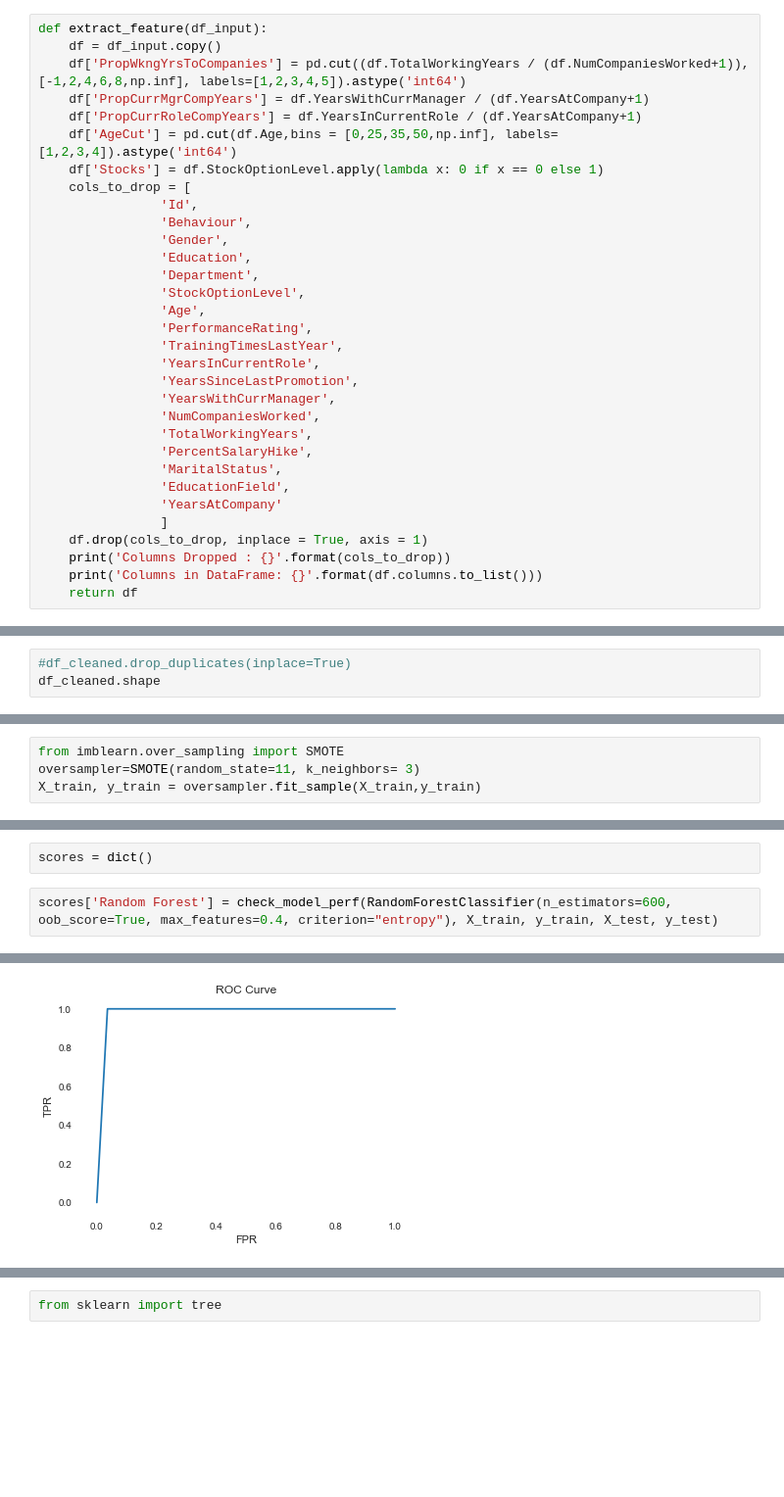
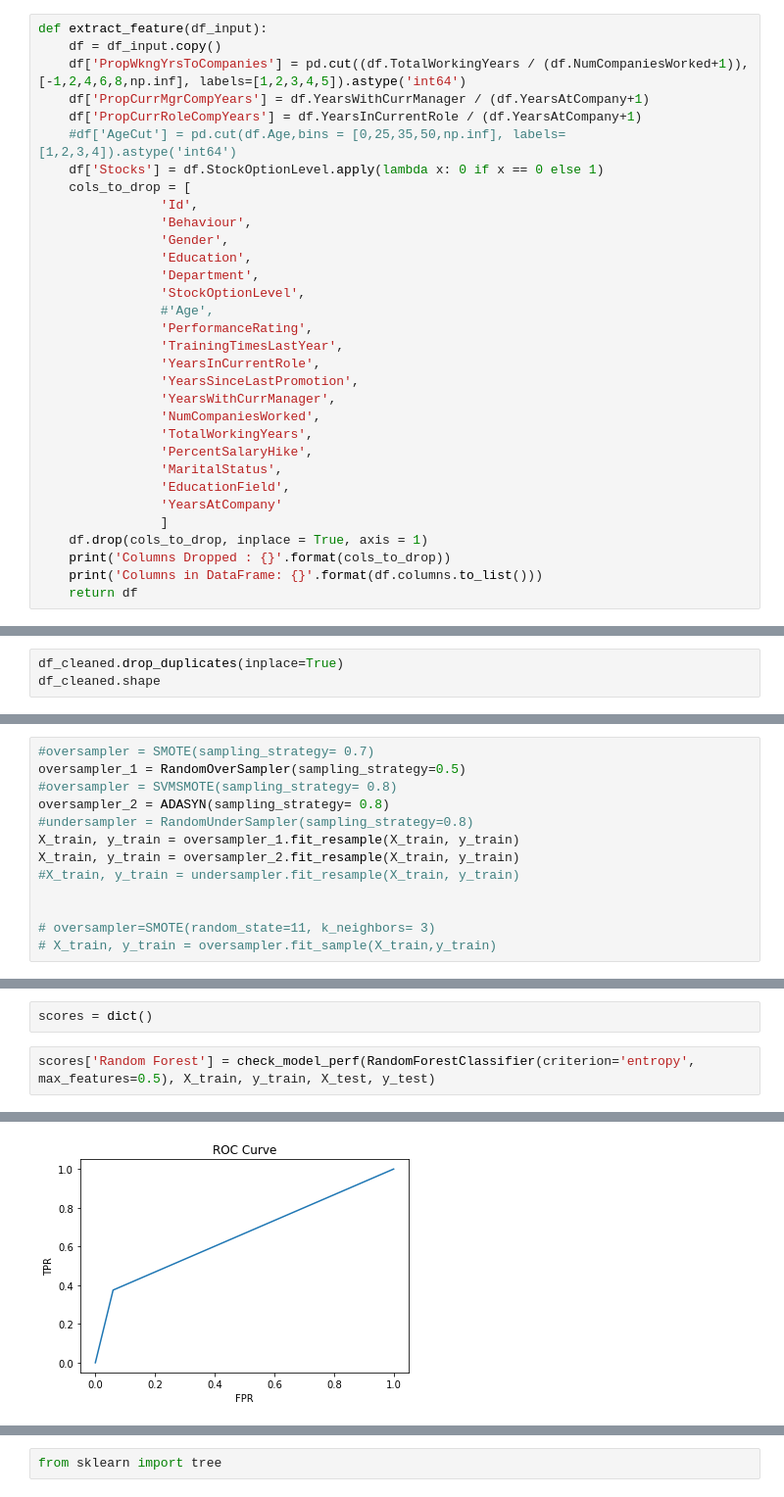
Before and after one commit to falcolf/Employee_Attrition, a Jupyter notebook: Model_Building.ipynb, the cells around one changed output, grey strips where cells are left out. Shown at 98% size. Drawn from its saved outputs; the diff is of its cells as text; blank space fills up the shorter version.

```diff
--- a/Model_Building.ipynb
+++ b/Model_Building.ipynb
@@ -32,7 +32,7 @@ def extract_feature(df_input):
     df['PropWkngYrsToCompanies'] = pd.cut((df.TotalWorkingYears / (df.NumCompaniesWorked+1)),[-1,2,4,6,8,np.inf], labels=[1,2,3,4,5]).astype('int64')
     df['PropCurrMgrCompYears'] = df.YearsWithCurrManager / (df.YearsAtCompany+1)
     df['PropCurrRoleCompYears'] = df.YearsInCurrentRole / (df.YearsAtCompany+1)
-    df['AgeCut'] = pd.cut(df.Age,bins = [0,25,35,50,np.inf], labels= [1,2,3,4]).astype('int64')
+    #df['AgeCut'] = pd.cut(df.Age,bins = [0,25,35,50,np.inf], labels= [1,2,3,4]).astype('int64')
     df['Stocks'] = df.StockOptionLevel.apply(lambda x: 0 if x == 0 else 1)
     cols_to_drop = [
                 'Id',
@@ -41,7 +41,7 @@ def extract_feature(df_input):
                 'Education',
                 'Department',
                 'StockOptionLevel',
-                'Age',
+                #'Age',
                 'PerformanceRating',
                 'TrainingTimesLastYear',
                 'YearsInCurrentRole',
@@ -66,6 +66,6 @@ Columns in DataFrame: ['Attrition', 'BusinessTravel', 'DistanceFromHome', 'Emplo
 # %% [markdown]
 ### Preprocessing and Model Building Init
 # %%
-#df_cleaned.drop_duplicates(inplace=True)
+df_cleaned.drop_duplicates(inplace=True)
 df_cleaned.shape
 # %% [output]
@@ -148,6 +148,2 @@ sns.countplot(y_test.Attrition)
 # %%
 X_train,X_test,y_train,y_test = X_train.values,X_test.values,y_train.values,y_test.values
-# %%
-from imblearn.over_sampling import SMOTE
-oversampler=SMOTE(random_state=11, k_neighbors= 3)
-X_train, y_train = oversampler.fit_sample(X_train,y_train)
@@ -154,3 +153,16 @@ X_train, y_train = oversampler.fit_sample(X_train,y_train)
+# %%
+#oversampler = SMOTE(sampling_strategy= 0.7)
+oversampler_1 = RandomOverSampler(sampling_strategy=0.5)
+#oversampler = SVMSMOTE(sampling_strategy= 0.8)
+oversampler_2 = ADASYN(sampling_strategy= 0.8)
+#undersampler = RandomUnderSampler(sampling_strategy=0.8)
+X_train, y_train = oversampler_1.fit_resample(X_train, y_train)
+X_train, y_train = oversampler_2.fit_resample(X_train, y_train)
+#X_train, y_train = undersampler.fit_resample(X_train, y_train)
+
+
+# oversampler=SMOTE(random_state=11, k_neighbors= 3)
+# X_train, y_train = oversampler.fit_sample(X_train,y_train)
 # %%
 y_train, y_test = y_train.ravel(), y_test.ravel()
 # %%
@@ -195,7 +276,7 @@ def check_model_perf(model, X_train, y_train, X_test, y_test):
 # %%
 scores = dict()
 # %%
-scores['Random Forest'] = check_model_perf(RandomForestClassifier(n_estimators=600, oob_score=True, max_features=0.4, criterion="entropy"), X_train, y_train, X_test, y_test)
+scores['Random Forest'] = check_model_perf(RandomForestClassifier(criterion='entropy', max_features=0.5), X_train, y_train, X_test, y_test)
 # %% [output]
 <class 'sklearn.ensemble._forest.RandomForestClassifier'>
 --------------------------------------------------
@@ -217,2 +298,2 @@ weighted avg       0.98      0.98      0.98       163
-[figure, old version]
+[figure, new version]
 # %%
```
Also changed, not shown: parts of 39 cells of this notebook, 1 other file.
